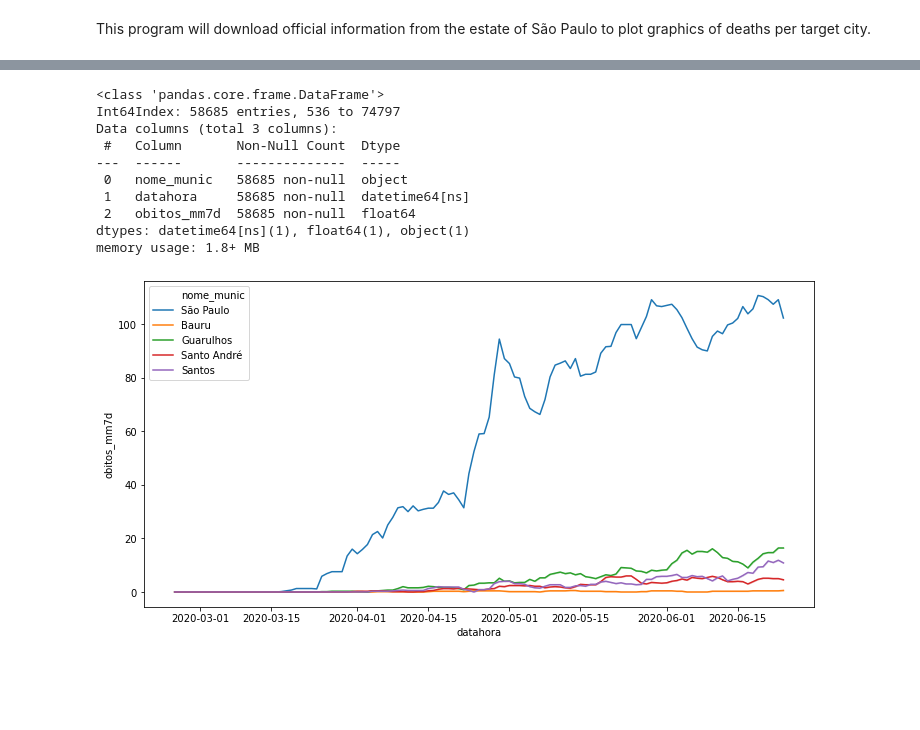
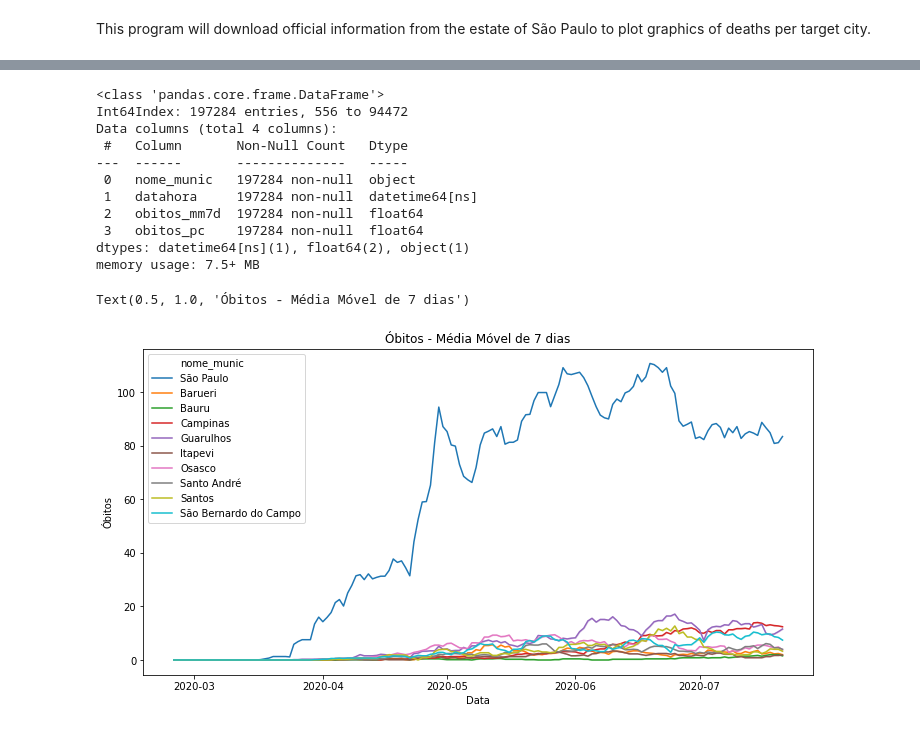
Before and after one commit to tiago-df/My_learning_patch_Python, a Jupyter notebook: COVID-19.ipynb, the cells around one changed output, grey strips where cells are left out. Saved outputs shown, nothing was run; the diff lists cells and outputs as text; code cells hidden in the pictures; blank space fills up the shorter version.

```diff
--- a/COVID-19.ipynb
+++ b/COVID-19.ipynb
@@ -7,7 +7,11 @@ import pandas as pd
 import matplotlib.pyplot as plt
 %matplotlib inline
 import seaborn as sns
+
+#Download dos dados mais atuais
 loadCOVID19SP = 'https://github.com/seade-R/dados-covid-sp/raw/master/data/dados_covid_sp.csv'
+## Caso esteja sem conexão, pode utilizar os últimos dados disponíveis:
+#loadCOVID19SP.to_csv('/dados_covid_sp.csv')
 
 DataCOVID19SP = pd.read_csv(loadCOVID19SP,
                       delimiter=';',
@@ -15,7 +19,10 @@ DataCOVID19SP = pd.read_csv(loadCOVID19SP,
                       decimal=',',
                       parse_dates=['datahora'])
 
-DataCOVID19SP = DataCOVID19SP[['nome_munic','datahora','obitos_mm7d']]
+#Salvando um backup
+DataCOVID19SP.to_csv ('dados_covid_sp.csv', header=True)
+DataCOVID19SP = DataCOVID19SP[['nome_munic','datahora','obitos_mm7d','obitos_pc']]
+
 DataCOVID19SP['datahora'].tail(1)
 #You can see on the datahora bellow what is the last update date.
 # %% [output]
@@ -38,26 +61,41 @@ plt.show()
 obitos_mm7d_Selection = DataCOVID19SP[DataCOVID19SP['nome_munic'] == 'São Paulo']
 
 for n in DataCOVID19SP['nome_munic']:
-        if n in ('Guarulhos', 'Bauru', 'Itanhanhém', 'Santos', 'Santo André'):
+        if n in ('Guarulhos', 'Bauru', 'Itanhanhém', 'Santos', 'Santo André', 'São Bernardo do Campo', 'Campinas', 'Osasco', 'Barueri', 'Itapevi'):
             a = DataCOVID19SP[DataCOVID19SP['nome_munic'] == n]
             obitos_mm7d_Selection=obitos_mm7d_Selection.append(a)
 
+
+#Doing the same for deaths each 100K inhab.
+obitos_100K_Selection = DataCOVID19SP[DataCOVID19SP['nome_munic'] == 'São Paulo']
+
+for n in DataCOVID19SP['nome_munic']:
+        if n in ('Guarulhos', 'Bauru', 'Itanhanhém', 'Santos', 'Santo André', 'São Bernardo do Campo', 'Campinas', 'Osasco', 'Barueri', 'Itapevi'):
+            a = DataCOVID19SP[DataCOVID19SP['nome_munic'] == n]
+            obitos_100K_Selection=obitos_100K_Selection.append(a)
+
 obitos_mm7d_Selection.info()
 # %% [output]
 <class 'pandas.core.frame.DataFrame'>
-Int64Index: 58685 entries, 536 to 74797
-Data columns (total 3 columns):
- #   Column       Non-Null Count  Dtype
----  ------       --------------  -----
- 0   nome_munic   58685 non-null  object
- 1   datahora     58685 non-null  datetime64[ns]
- 2   obitos_mm7d  58685 non-null  float64
-dtypes: datetime64[ns](1), float64(1), object(1)
-memory usage: 1.8+ MB
+Int64Index: 197284 entries, 556 to 94472
+Data columns (total 4 columns):
+ #   Column       Non-Null Count   Dtype
+---  ------       --------------   -----
+ 0   nome_munic   197284 non-null  object
+ 1   datahora     197284 non-null  datetime64[ns]
+ 2   obitos_mm7d  197284 non-null  float64
+ 3   obitos_pc    197284 non-null  float64
+dtypes: datetime64[ns](1), float64(2), object(1)
+memory usage: 7.5+ MB
 # %%
 #Gerando o gráfico
 
 fig, ax = plt.subplots(figsize = (12,6))
 fig = sns.lineplot(x = "datahora", y = "obitos_mm7d", data = obitos_mm7d_Selection, hue='nome_munic')
+
+plt.xlabel('Data')
+plt.ylabel('Óbitos')
+plt.title('Óbitos - Média Móvel de 7 dias')
 # %% [output]
+Text(0.5, 1.0, 'Óbitos - Média Móvel de 7 dias')
-[figure, old version]
+[figure, new version]
```
Also changed, not shown: parts of 5 cells of this notebook.
